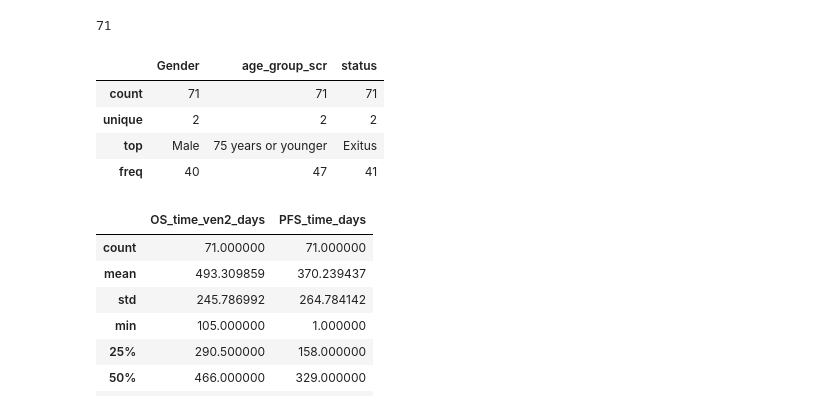
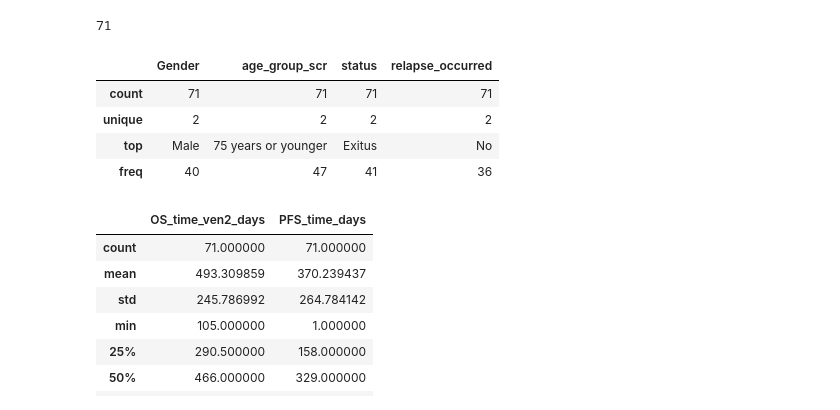
Before and after one commit to yjzhang/Venex_Neutropenia_Models, a Jupyter notebook: publication_notebooks/data_overview.ipynb, the cells around one changed output. Drawn from its saved outputs; the diff is of its cells as text; code cells hidden in the pictures.

```diff
--- a/publication_notebooks/data_overview.ipynb
+++ b/publication_notebooks/data_overview.ipynb
@@ -194,13 +256,13 @@ print(len(modeling_patients))
 # %%
 modeling_patient_data = patient_data.loc[modeling_patients]
 # %%
-modeling_patient_data[['Gender', 'age_group_scr', 'status']].describe()
+modeling_patient_data[['Gender', 'age_group_scr', 'status', 'relapse_occurred']].describe()
 # %% [output]
-|  | Gender | age_group_scr | status |
-| count | 71 | 71 | 71 |
-| unique | 2 | 2 | 2 |
-| top | Male | 75 years or younger | Exitus |
-| freq | 40 | 47 | 41 |
+|  | Gender | age_group_scr | status | relapse_occurred |
+| count | 71 | 71 | 71 | 71 |
+| unique | 2 | 2 | 2 | 2 |
+| top | Male | 75 years or younger | Exitus | No |
+| freq | 40 | 47 | 41 | 36 |
 # %%
 modeling_patient_data[['OS_time_ven2_days', 'PFS_time_days']].describe()
 # %% [output]
```
Also changed, not shown: parts of 39 cells of this notebook, 6 other files.
